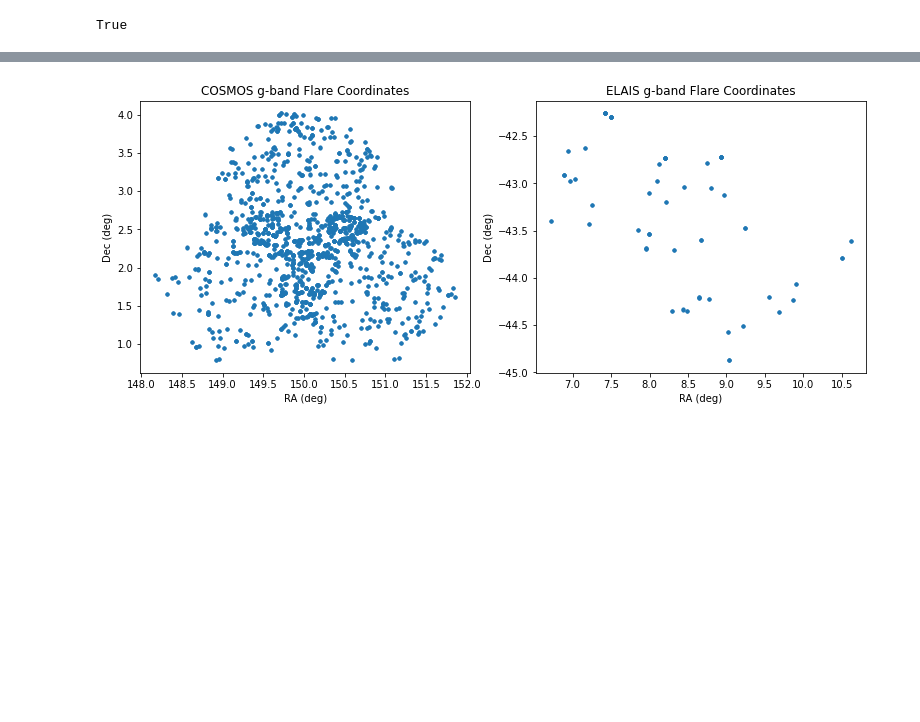
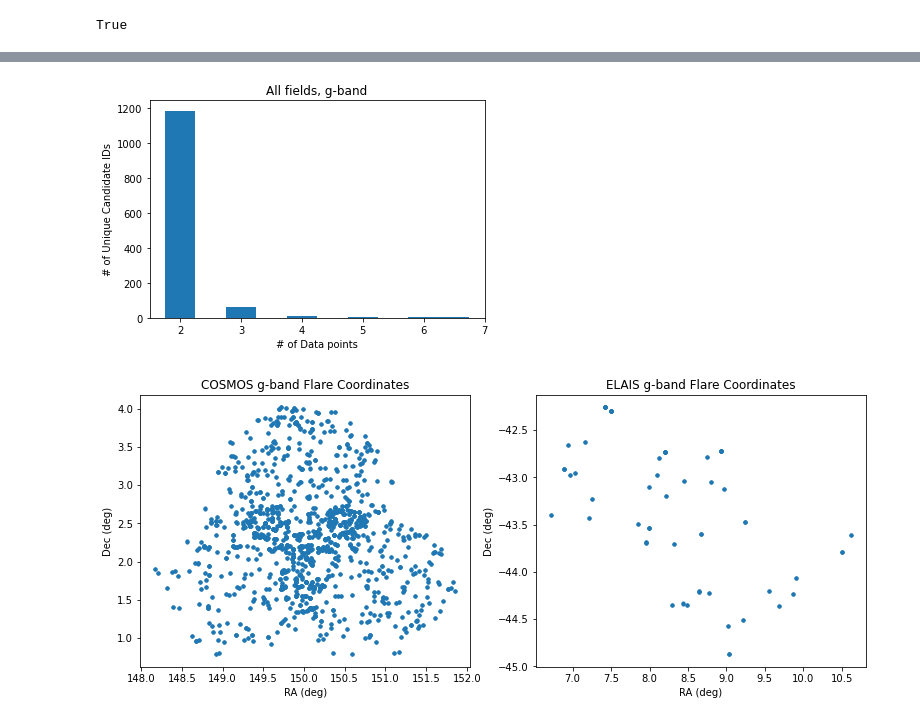
Before and after one commit to RileyWClarke/RAFTS, a Jupyter notebook: decam_validation.ipynb, the cells around one changed output, grey strips where cells are left out. Saved outputs shown, nothing was run; the diff lists cells and outputs as text; code cells hidden in the pictures; blank space fills up the shorter version.

```diff
--- a/decam_validation.ipynb
+++ b/decam_validation.ipynb
@@ -52,0 +55,15 @@ array(['COSMOS', 'ELAIS'], dtype=object)
+# %%
+expdf = pd.read_table('exposures.dat', names=[
+'field',
+'exposure calendar date',
+'filename base',
+'exposure id',
+'modified julian date',
+'filter',
+'mean limiting magnitude',
+'mean seeing',
+'mean sky background',
+'total number of objects',
+'total number of objects with R/B>0.6',
+'airmass',
+], usecols=['exposure id', 'airmass', 'mean seeing'], comment='#', delim_whitespace=True)
@@ -53,3 +101,15 @@ array(['COSMOS', 'ELAIS'], dtype=object)
+# %%
+h = []
+
+for i, id in enumerate(dcdf['candidate id'].unique()):
+    h.append(len(dcdf[(dcdf['candidate id'] == id) & (dcdf['object filter'] == 'g')]))
+
+plt.hist(h, align='left')
+plt.title('All fields, g-band')
+plt.xlabel('# of Data points')
+plt.ylabel('# of Unique Candidate IDs');
+# %% [output]
+[figure, added]
 # %%
 fig, ax = plt.subplots(1,2, figsize=(13,5))
 
```
Also changed, not shown: parts of 19 cells of this notebook, 8 other files.
